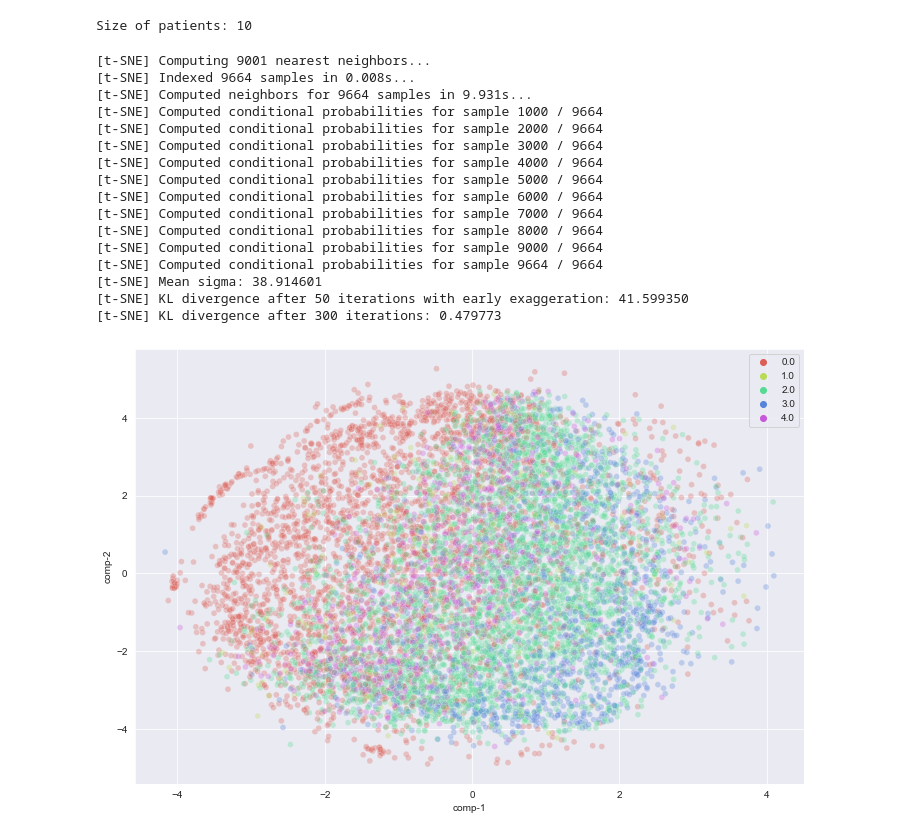
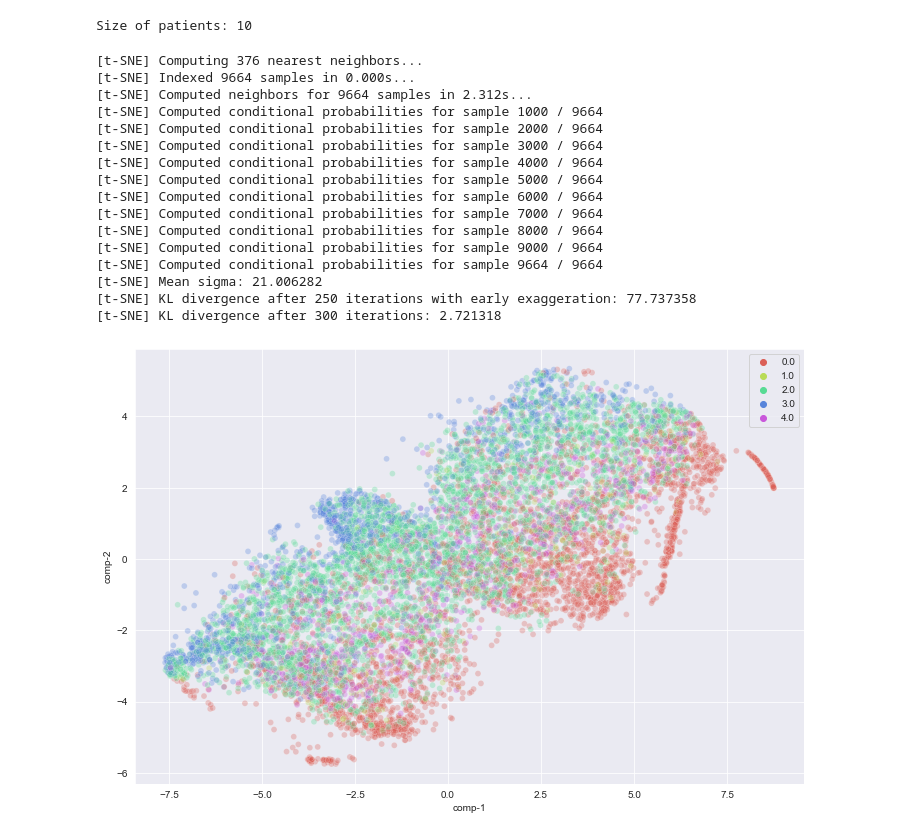
Before and after one commit to TomS55555/thesis, a Jupyter notebook: experiments/SleepTransformer/simclr/visualize_pretrained_model.ipynb, the cells around one changed output. Drawn from its saved outputs; the diff is of its cells as text; code cells hidden in the pictures.

```diff
--- a/experiments/SleepTransformer/simclr/visualize_pretrained_model.ipynb
+++ b/experiments/SleepTransformer/simclr/visualize_pretrained_model.ipynb
@@ -41,41 +41,41 @@ outputs = torch.cat(outputs, dim=0)
 labels = torch.cat(labels, dim=0)
 output_ds = data.TensorDataset(outputs, labels.squeeze())
 # %%
-tsne = TSNE(n_components=2, n_iter=300, verbose=1, perplexity=3000)
+tsne = TSNE(n_components=2, n_iter=300, verbose=1, perplexity=125)
 x, y = outputs, labels.squeeze()
 x.requires_grad = False
 y.requires_grad = False
 tsne_results = tsne.fit_transform(x)
 df = pd.DataFrame()
 df['comp-1'] = tsne_results[:,0]
 df['comp-2'] = tsne_results[:,1]
 df["y"] = y
 plt.figure(figsize=(12, 8))
 sns.scatterplot(
     x="comp-1", y="comp-2",
     hue=df.y.tolist(),
     palette=sns.color_palette("hls", 5),
     data=df,
     legend="full",
     alpha=0.3
 )
 save_name = 'tsne_'+encoder_path.split('.ckpt')[0]
 plt.savefig(save_name+'1')
 # %% [output]
-[t-SNE] Computing 9001 nearest neighbors...
-[t-SNE] Indexed 9664 samples in 0.008s...
-[t-SNE] Computed neighbors for 9664 samples in 9.931s...
+[t-SNE] Computing 376 nearest neighbors...
+[t-SNE] Indexed 9664 samples in 0.000s...
+[t-SNE] Computed neighbors for 9664 samples in 2.312s...
 [t-SNE] Computed conditional probabilities for sample 1000 / 9664
 [t-SNE] Computed conditional probabilities for sample 2000 / 9664
 [t-SNE] Computed conditional probabilities for sample 3000 / 9664
 [t-SNE] Computed conditional probabilities for sample 4000 / 9664
 [t-SNE] Computed conditional probabilities for sample 5000 / 9664
 [t-SNE] Computed conditional probabilities for sample 6000 / 9664
 [t-SNE] Computed conditional probabilities for sample 7000 / 9664
 [t-SNE] Computed conditional probabilities for sample 8000 / 9664
 [t-SNE] Computed conditional probabilities for sample 9000 / 9664
 [t-SNE] Computed conditional probabilities for sample 9664 / 9664
-[t-SNE] Mean sigma: 38.914601
-[t-SNE] KL divergence after 50 iterations with early exaggeration: 41.599350
-[t-SNE] KL divergence after 300 iterations: 0.479773
+[t-SNE] Mean sigma: 21.006282
+[t-SNE] KL divergence after 250 iterations with early exaggeration: 77.737358
+[t-SNE] KL divergence after 300 iterations: 2.721318
-[figure, old version]
+[figure, new version]
```
Also changed, not shown: 2 other files.
